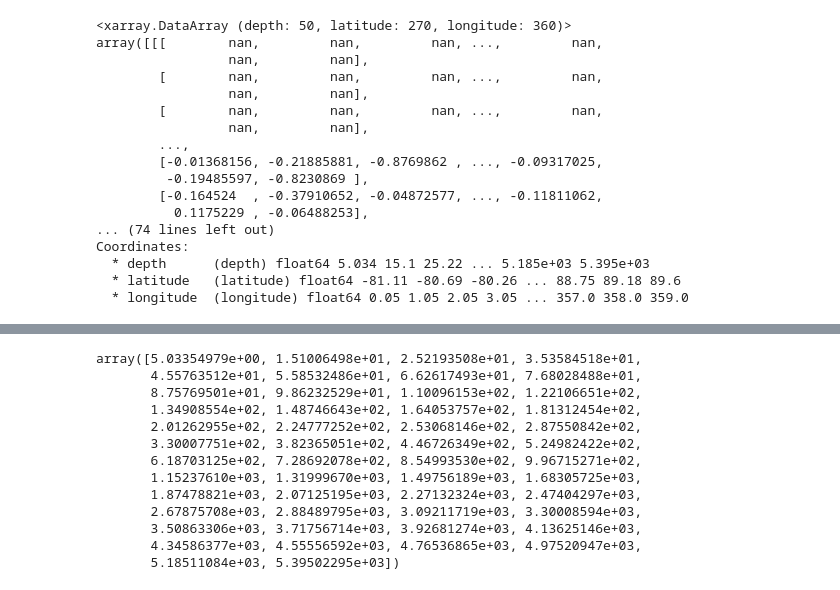
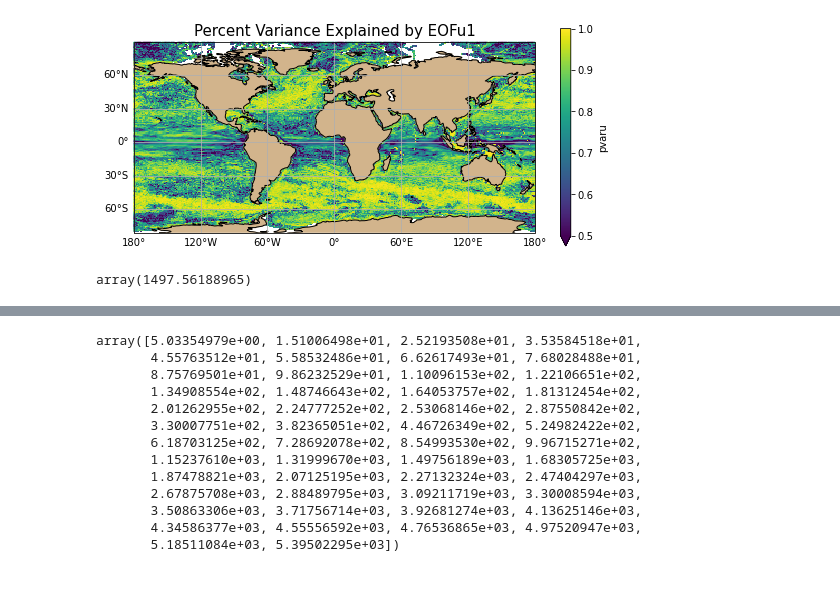
Before and after one commit to jakesteinberg/CPT, a Jupyter notebook: bottom_slope_EOF_grids.ipynb, the cells around one changed output, grey strips where cells are left out. Cells and saved outputs as stored; diff of their text form; code cells hidden in the pictures.

```diff
--- a/bottom_slope_EOF_grids.ipynb
+++ b/bottom_slope_EOF_grids.ipynb
@@ -42,23 +42,13 @@ EOF1u_trim = EOF1u[:,4:-25,:]
 EOF1v_trim = EOF1v[:,4:-25,:]
 lat_trim = lat1[4:-25]
 EOF_z = cmEOF.zl.data
-# %%
-EOF1u
-# %% [output]
-<xarray.DataArray (depth: 50, latitude: 270, longitude: 360)>
-array([[[        nan,         nan,         nan, ...,         nan,
-                 nan,         nan],
-        [        nan,         nan,         nan, ...,         nan,
-                 nan,         nan],
-        [        nan,         nan,         nan, ...,         nan,
-                 nan,         nan],
-        ...,
-        [-0.01368156, -0.21885881, -0.8769862 , ..., -0.09317025,
-         -0.19485597, -0.8230869 ],
-        [-0.164524  , -0.37910652, -0.04872577, ..., -0.11811062,
-          0.1175229 , -0.06488253],
-... (74 lines left out)
-Coordinates:
-  * depth      (depth) float64 5.034 15.1 25.22 ... 5.185e+03 5.395e+03
-  * latitude   (latitude) float64 -81.11 -80.69 -80.26 ... 88.75 89.18 89.6
-  * longitude  (longitude) float64 0.05 1.05 2.05 3.05 ... 357.0 358.0 359.0
+# %%
+f, ax = plt.subplots(1,1,figsize=(9,4), subplot_kw={'projection':ccrs.PlateCarree(central_longitude=0)})
+cmEOF.pvaru.plot(ax=ax,transform=ccrs.PlateCarree(), cmap=plt.get_cmap('viridis'), add_colorbar=True, vmin=0.5,vmax=1)
+ax.add_feature(cartopy.feature.LAND, color='#D2B48C',zorder=1)
+ax.coastlines(); gl = ax.gridlines(draw_labels=True)
+ax.set_title('Percent Variance Explained by EOFu1',fontsize=15)
+gl.xlabels_top = False; gl.ylabels_right = False
+# f.savefig('/Users/jakesteinberg/Documents/CPT/meetings/2022_06_14/eof_pct_var.jpg', dpi=300)
+# %% [output]
+[figure, added]
@@ -64,0 +63,4 @@ Coordinates:
+# %%
+cmN2.st_ocean[30].data
+# %% [output]
+array(1497.56188965)
```
Also changed, not shown: parts of 9 cells of this notebook, 3 other files.
